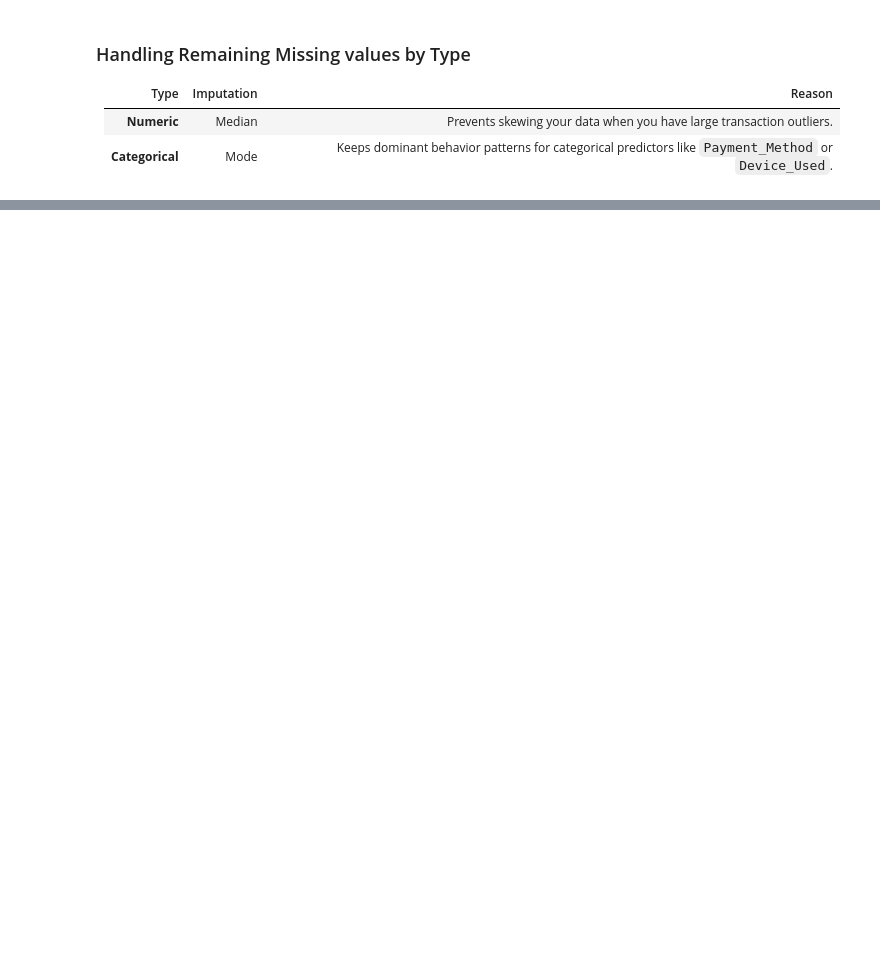
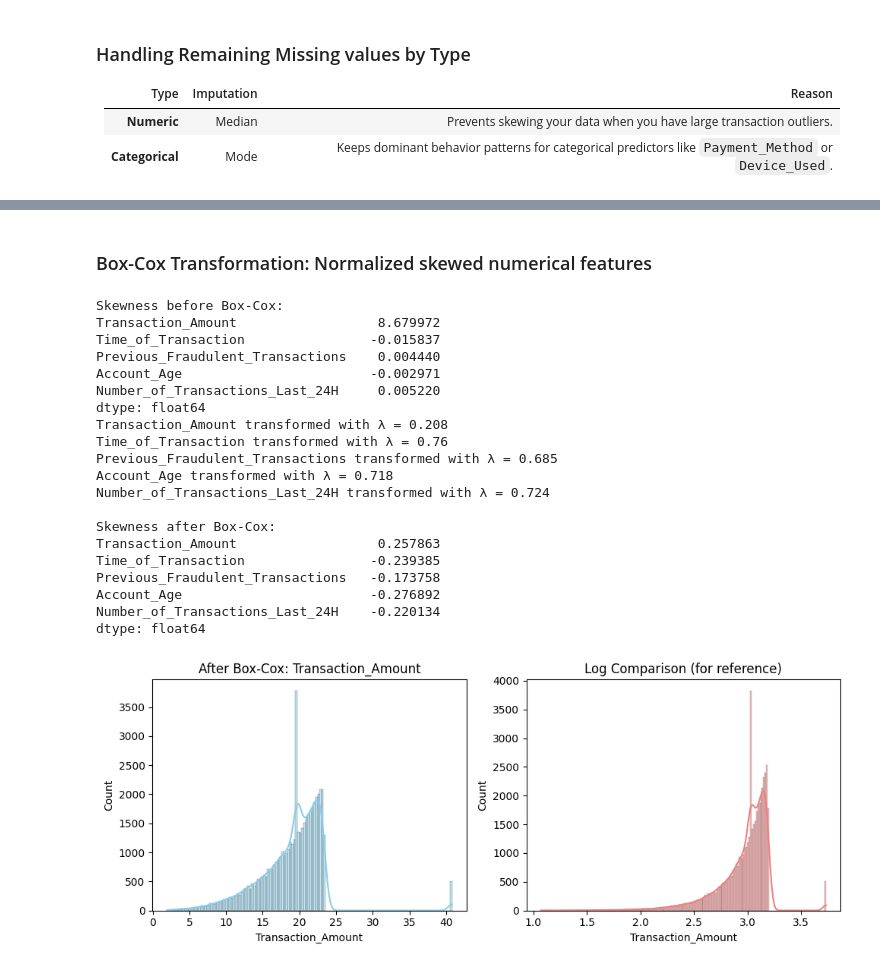
Before and after one commit to 9082825/DimensionalityReduction_Workshop, a Jupyter notebook: main.ipynb, the cells around one changed output, grey strips where cells are left out. Cells and saved outputs as stored; diff of their text form; code cells hidden in the pictures; blank space fills up the shorter version.

Commit message:
Applied Box cox Transformation

```diff
--- a/main.ipynb
+++ b/main.ipynb
@@ -232,3 +232,66 @@ dtype: int64
 | 2 | 2395.02 | 12.0 | 3.0 | 115.0 | 9.0 | ... |
 | 3 | 100.10 | 15.0 | 4.0 | 3.0 | 4.0 | ... |
 | 4 | 1490.50 | 19.0 | 2.0 | 57.0 | 7.0 | ... |
+# %% [markdown]
+### Box-Cox Transformation: Normalized skewed numerical features
+# %%
+from scipy.stats import boxcox
+
+# === 1. Identify numeric columns ===
+numeric_cols = df.select_dtypes(include=['float64', 'int64']).columns
+
+# Exclude target and IDs from transformation
+exclude_cols = ['User_ID', 'Fraudulent']
+num_features = [col for col in numeric_cols if col not in exclude_cols]
+
+# === 2. Check skewness before transformation ===
+print("Skewness before Box-Cox:")
+print(df[num_features].skew())
+
+# === 3. Apply Box-Cox only on positive columns ===
+for col in num_features:
+    # Box-Cox requires strictly positive values
+    if (df[col] <= 0).any():
+        # Shift data if there are zeros or negatives
+        df[col] = df[col] - df[col].min() + 1
+
+    # Apply Box–Cox transformation
+    df[col], fitted_lambda = boxcox(df[col])
+    print(f"{col} transformed with λ = {round(fitted_lambda, 3)}")
+
+# === 4. Check skewness after transformation ===
+print("\nSkewness after Box-Cox:")
+print(df[num_features].skew())
+
+# === 5. Optional: Visualize before vs after for one example column ===
+example_col = num_features[0]  # change if you want another column
+fig, axes = plt.subplots(1, 2, figsize=(10, 4))
+sns.histplot(df[example_col], ax=axes[0], kde=True, color='skyblue')
+axes[0].set_title(f"After Box-Cox: {example_col}")
+
+sns.histplot(np.log1p(df[example_col]), ax=axes[1], kde=True, color='lightcoral')
+axes[1].set_title(f"Log Comparison (for reference)")
+plt.tight_layout()
+plt.show()
+# %% [output]
+Skewness before Box-Cox:
+Transaction_Amount                  8.679972
+Time_of_Transaction                -0.015837
+Previous_Fraudulent_Transactions    0.004440
+Account_Age                        -0.002971
+Number_of_Transactions_Last_24H     0.005220
+dtype: float64
+Transaction_Amount transformed with λ = 0.208
+Time_of_Transaction transformed with λ = 0.76
+Previous_Fraudulent_Transactions transformed with λ = 0.685
+Account_Age transformed with λ = 0.718
+Number_of_Transactions_Last_24H transformed with λ = 0.724
+
+Skewness after Box-Cox:
+Transaction_Amount                  0.257863
+Time_of_Transaction                -0.239385
+Previous_Fraudulent_Transactions   -0.173758
+Account_Age                        -0.276892
+Number_of_Transactions_Last_24H    -0.220134
+dtype: float64
+[figure, added]
```
